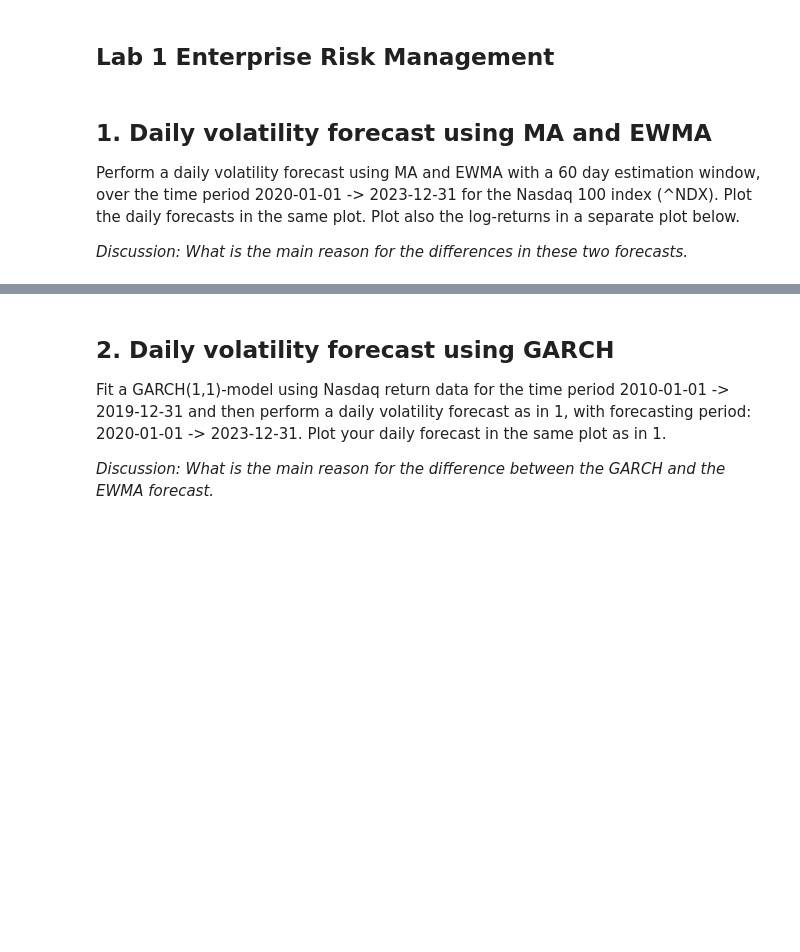
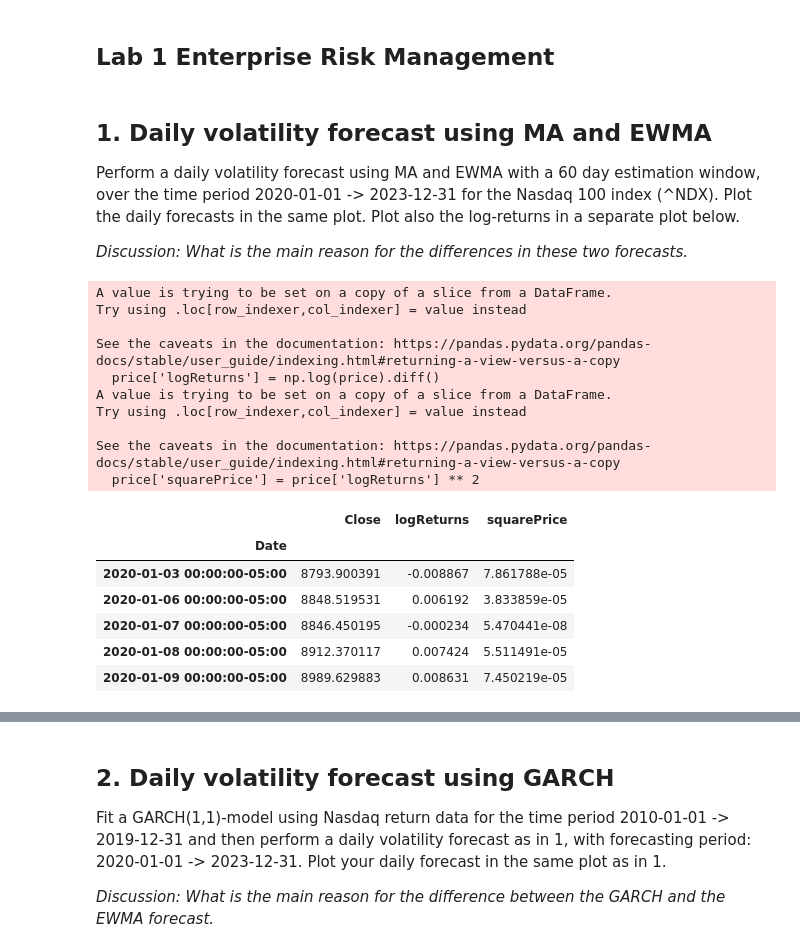
Before and after one commit to JohanHerbert/Lab1_ERM, a Jupyter notebook: Lab1_notebook.ipynb, the cells around one changed output, grey strips where cells are left out. Saved outputs shown, nothing was run; the diff lists cells and outputs as text; code cells hidden in the pictures; blank space fills up the shorter version.

```diff
--- a/Lab1_notebook.ipynb
+++ b/Lab1_notebook.ipynb
@@ -11,8 +11,8 @@ import dataReading
 ## 1. Daily volatility forecast using MA and EWMA
 
 Perform a daily volatility forecast using MA and EWMA with a 60 day estimation window, over the time period
-2020-01-01 -> 2023-12-31 for the Nasdaq 100 index (^NDX). Plot the daily forecasts in the same plot. Plot also
-the log-returns in a separate plot below.
+2020-01-01 -> 2023-12-31 for the Nasdaq 100 index (^NDX). Plot the daily forecasts in the same plot.
+Plot also the log-returns in a separate plot below.
 
 *Discussion: What is the main reason for the differences in these two forecasts.*
 # %%
@@ -32,0 +30,29 @@ stockDataFromFile = readDataFromFile('price_^NDX.csv')
+# %%
+# To download data from file
+stockDataFromFile = readDataFromFile('price_^NDX.csv')
+price = stockDataFromFile[['Close']]
+
+price['logReturns'] = np.log(price).diff()
+price['squarePrice'] = price['logReturns'] ** 2
+#logReturns = np.log(price).diff().dropna()
+#logReturns['squarePrice'] = logReturns['Close'] ** 2
+price = price.dropna()
+price.head()
+# %% [output]
+A value is trying to be set on a copy of a slice from a DataFrame.
+Try using .loc[row_indexer,col_indexer] = value instead
+
+See the caveats in the documentation: https://pandas.pydata.org/pandas-docs/stable/user_guide/indexing.html#returning-a-view-versus-a-copy
+  price['logReturns'] = np.log(price).diff()
+A value is trying to be set on a copy of a slice from a DataFrame.
+Try using .loc[row_indexer,col_indexer] = value instead
+
+See the caveats in the documentation: https://pandas.pydata.org/pandas-docs/stable/user_guide/indexing.html#returning-a-view-versus-a-copy
+  price['squarePrice'] = price['logReturns'] ** 2
+|  | Close | logReturns | squarePrice |
+| Date |  |  |  |
+| 2020-01-03 00:00:00-05:00 | 8793.900391 | -0.008867 | 7.861788e-05 |
+| 2020-01-06 00:00:00-05:00 | 8848.519531 | 0.006192 | 3.833859e-05 |
+| 2020-01-07 00:00:00-05:00 | 8846.450195 | -0.000234 | 5.470441e-08 |
+| 2020-01-08 00:00:00-05:00 | 8912.370117 | 0.007424 | 5.511491e-05 |
+| 2020-01-09 00:00:00-05:00 | 8989.629883 | 0.008631 | 7.450219e-05 |
```
Also changed, not shown: parts of 6 cells of this notebook, 1 other file.
